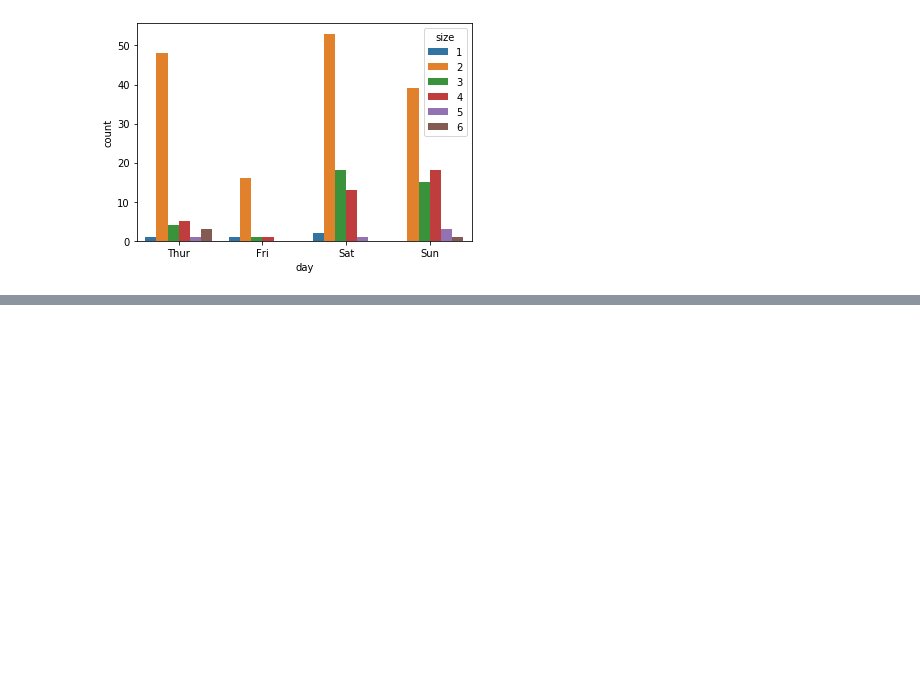
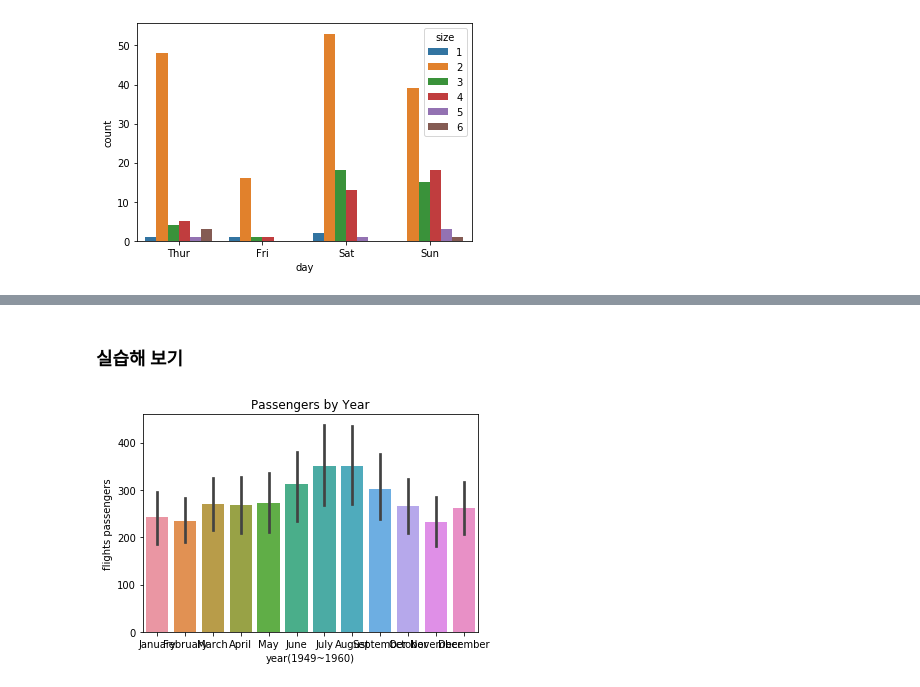
Before and after one commit to frontier1020/colabstart, a Jupyter notebook: ch06_visualization.ipynb, the cells around one changed output, grey strips where cells are left out. Saved outputs shown, nothing was run; the diff lists cells and outputs as text; code cells hidden in the pictures; blank space fills up the shorter version.

```diff
--- a/ch06_visualization.ipynb
+++ b/ch06_visualization.ipynb
@@ -146,0 +188,10 @@ sns.countplot(x='day',  hue='size', data=data)
+# %% [markdown]
+### 실습해 보기
+# %%
+sns.barplot(x="month", y="passengers", data=fl_data)
+plt.title("Passengers by Year")
+plt.xlabel("year(1949~1960)")
+plt.ylabel("flights passengers")
+plt.show()
+# %% [output]
+[figure, added]
```
Also changed, not shown: parts of 23 cells of this notebook.
